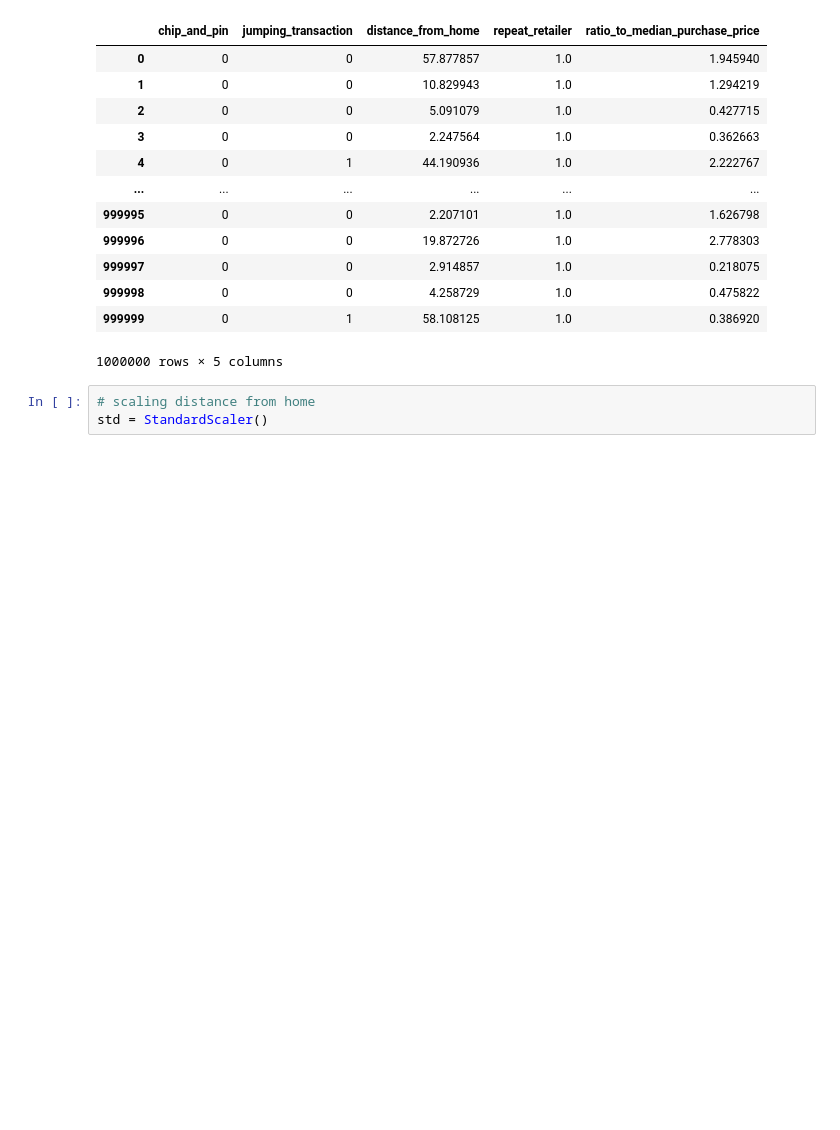
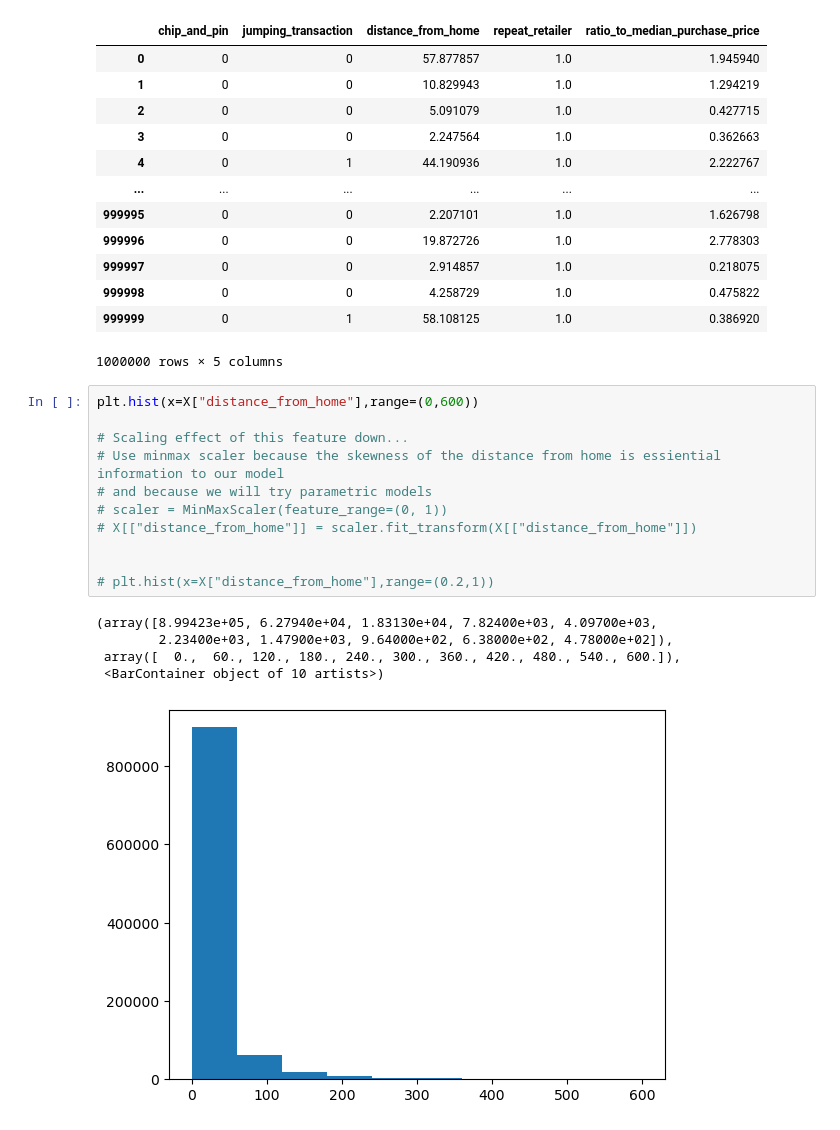
Before and after one commit to Javonnep/fraud-finder, a Jupyter notebook: fraud detection.ipynb, the cells around one changed output. Cells and saved outputs as stored; diff of their text form; blank space fills up the shorter version.

```diff
--- a/fraud detection.ipynb
+++ b/fraud detection.ipynb
@@ -110,5 +112,19 @@ X
 | 999999 | 0 | 1 | 58.108125 | 1.0 | 0.386920 |
 1000000 rows × 5 columns
 # %%
-# scaling distance from home
-std = StandardScaler()
+plt.hist(x=X["distance_from_home"],range=(0,600))
+
+# Scaling effect of this feature down...
+# Use minmax scaler because the skewness of the distance from home is essiential information to our model
+# and because we will try parametric models
+# scaler = MinMaxScaler(feature_range=(0, 1))
+# X[["distance_from_home"]] = scaler.fit_transform(X[["distance_from_home"]])
+
+
+# plt.hist(x=X["distance_from_home"],range=(0.2,1))
+# %% [output]
+(array([8.99423e+05, 6.27940e+04, 1.83130e+04, 7.82400e+03, 4.09700e+03,
+        2.23400e+03, 1.47900e+03, 9.64000e+02, 6.38000e+02, 4.78000e+02]),
+ array([  0.,  60., 120., 180., 240., 300., 360., 420., 480., 540., 600.]),
+ <BarContainer object of 10 artists>)
+[figure, added]
```
Also changed, not shown: parts of 11 cells of this notebook.
